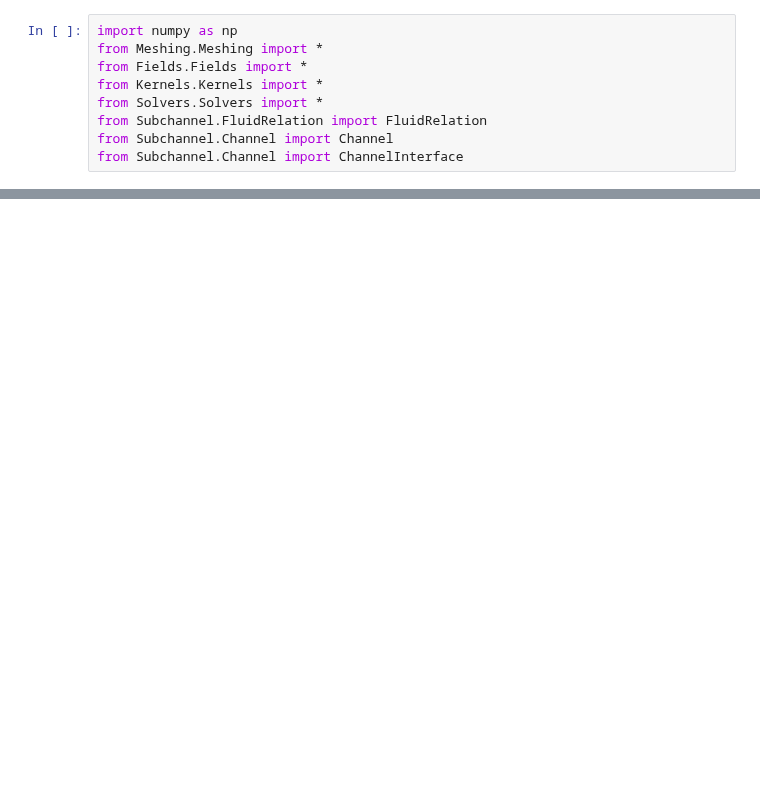
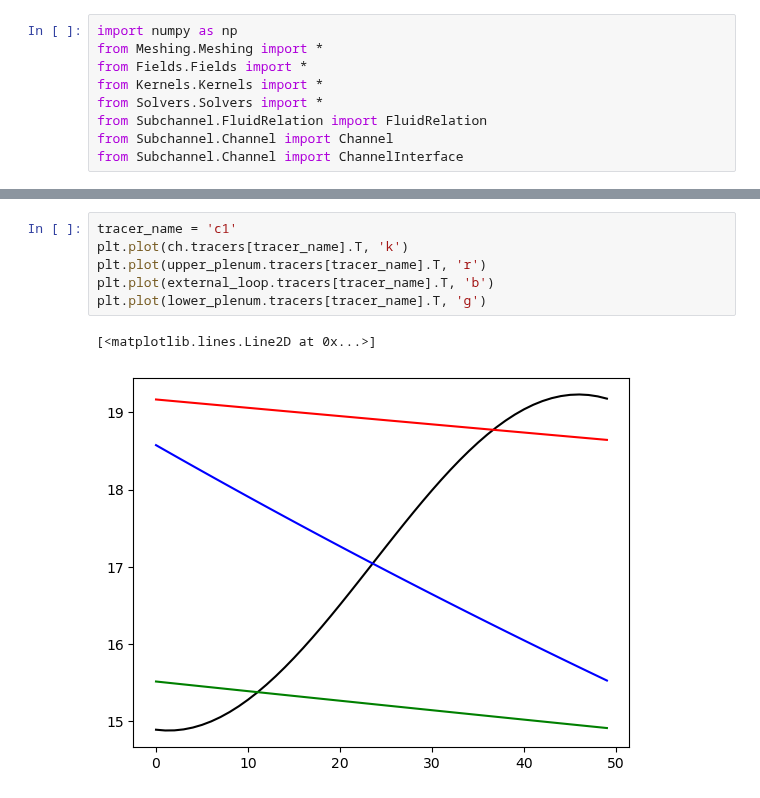
Before and after one commit to jfaulkner31/mothman, a Jupyter notebook: testing2.ipynb, the cells around one changed output, grey strips where cells are left out. Drawn from its saved outputs; the diff is of its cells as text; blank space fills up the shorter version.

```diff
--- a/testing2.ipynb
+++ b/testing2.ipynb
@@ -186,3 +195,12 @@ for this in ch.tracers.keys():
+# %%
+tracer_name = 'c1'
+plt.plot(ch.tracers[tracer_name].T, 'k')
+plt.plot(upper_plenum.tracers[tracer_name].T, 'r')
+plt.plot(external_loop.tracers[tracer_name].T, 'b')
+plt.plot(lower_plenum.tracers[tracer_name].T, 'g')
+# %% [output]
+[<matplotlib.lines.Line2D at 0x...>]
+[figure, added]
 # %%
 ### ADDED THESE TO TO CHANNEL CODE - NOW NEED TO INCORPORATE PASSING OF OUTGOING VALUES INTO CHANNEL.PY
 ### IN GET_OUTLET_CONDITIONS() - AND - UPDATE_INTERFACE_CONDITIONS() SO THAT TRACERS ARE HANDLED SEAMLESSLY.
```
Also changed, not shown: parts of 16 cells of this notebook, 4 other files.
